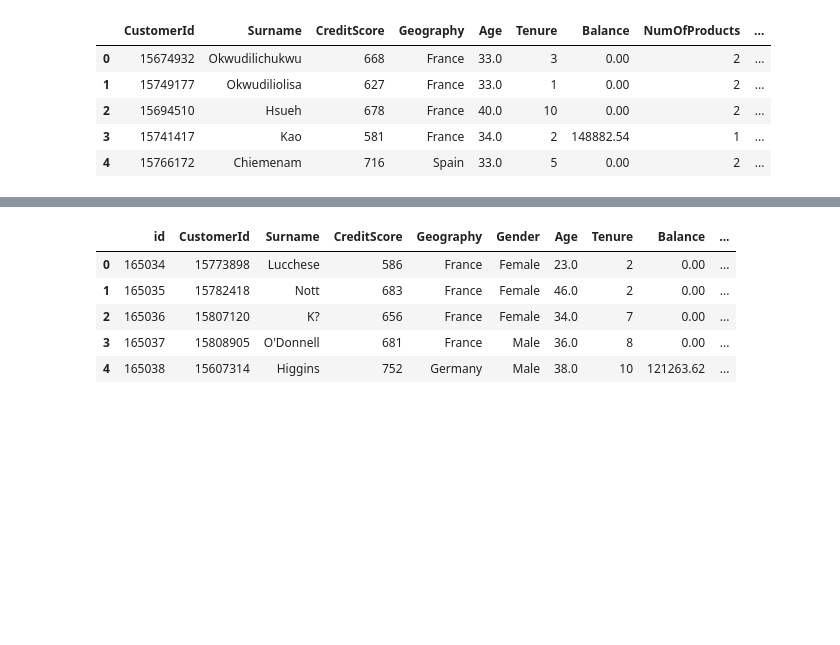
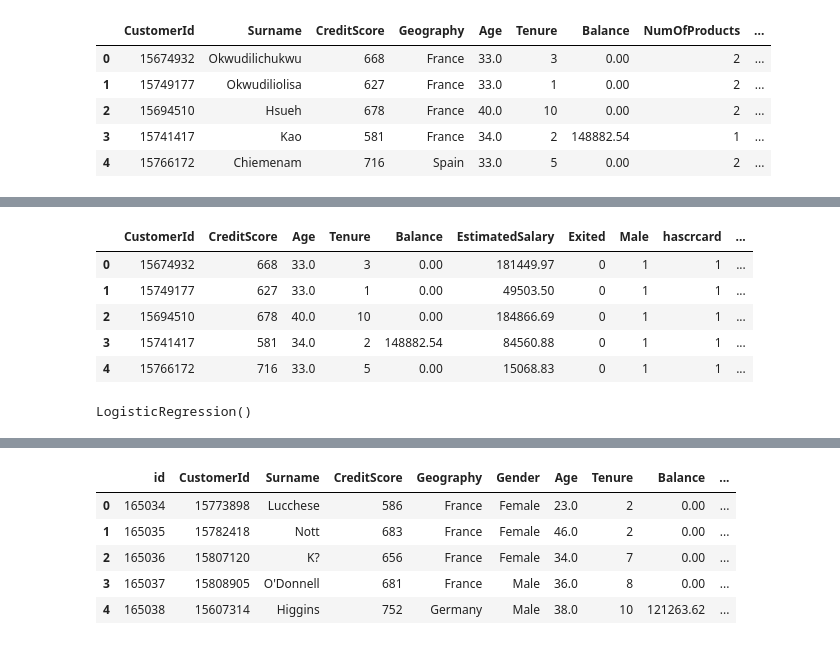
Before and after one commit to Sujall10/Bank-Churn, a Jupyter notebook: Untitled.ipynb, the cells around one changed output, grey strips where cells are left out. Drawn from its saved outputs; the diff is of its cells as text; code cells hidden in the pictures; blank space fills up the shorter version.

```diff
--- a/Untitled.ipynb
+++ b/Untitled.ipynb
@@ -178,5 +179,6 @@ X_train.head()
 | 3 | 15741417 | Kao | 581 | France | 34.0 | 2 | 148882.54 | 1 | ... |
 | 4 | 15766172 | Chiemenam | 716 | Spain | 33.0 | 5 | 0.00 | 2 | ... |
 # %%
-logmodel.fit(X_train,y_train)
+train['4-Prducts'] = train['4-Prducts'].astype(int)
+train.head()
 # %% [output]
@@ -184,4 +191,5 @@ ValueError: could not convert string to float: 'Okwudilichukwu'
 # %%
-fd = pd.read_csv('test.csv')
-fd.head()
+c=pd.get_dummies(train['Geography'],drop_first=True)
+train=pd.concat([train,c],axis=1)
+train.head()
 # %% [output]
@@ -193,0 +202,4 @@ fd.head()
+# %%
+train['Germany'] = train['Germany'].astype(int)
+train['Spain'] = train['Spain'].astype(int)
+train.head()
@@ -193,0 +213,3 @@ fd.head()
+# %%
+train.drop('Surname',inplace=True,axis=1)
+train.head()
@@ -193,0 +223,11 @@ fd.head()
+# %%
+train.drop('NumOfProducts',inplace=True,axis=1)
+train.drop('Geography',inplace=True,axis=1)
+train.head()
+# %% [output]
+|  | CustomerId | CreditScore | Age | Tenure | Balance | EstimatedSalary | Exited | Male | hascrcard | ... |
+| 0 | 15674932 | 668 | 33.0 | 3 | 0.00 | 181449.97 | 0 | 1 | 1 | ... |
+| 1 | 15749177 | 627 | 33.0 | 1 | 0.00 | 49503.50 | 0 | 1 | 1 | ... |
+| 2 | 15694510 | 678 | 40.0 | 10 | 0.00 | 184866.69 | 0 | 1 | 1 | ... |
+| 3 | 15741417 | 581 | 34.0 | 2 | 148882.54 | 84560.88 | 0 | 1 | 1 | ... |
+| 4 | 15766172 | 716 | 33.0 | 5 | 0.00 | 15068.83 | 0 | 1 | 1 | ... |
@@ -193,0 +237,4 @@ fd.head()
+# %%
+logmodel.fit(X_train,y_train)
+# %% [output]
+LogisticRegression()
```
Also changed, not shown: parts of 29 cells of this notebook.
